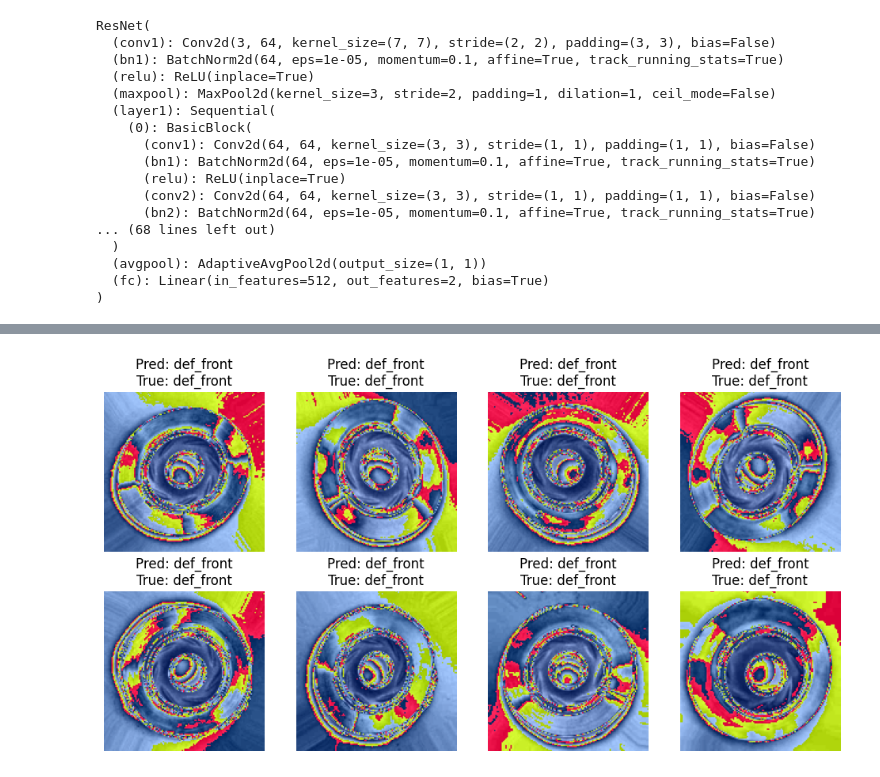
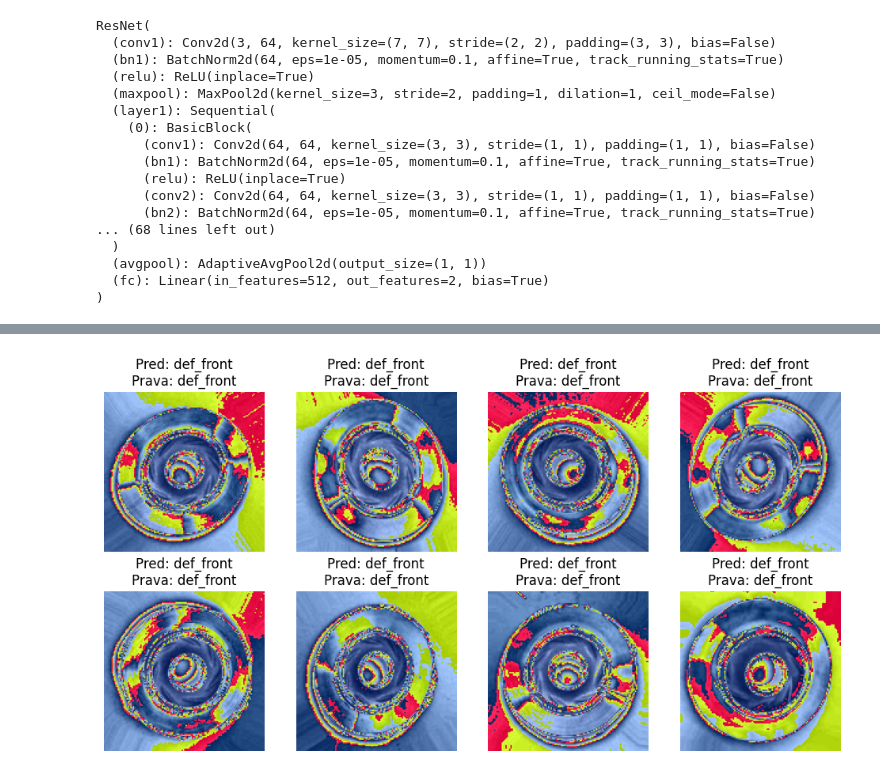
Before and after one commit to tepavcevictea/master_rad, a Jupyter notebook: kombinovani_modeli_klaisifikacija/kombinovani_model2.ipynb, the cells around one changed output, grey strips where cells are left out. Drawn from its saved outputs; the diff is of its cells as text; code cells hidden in the pictures.

```diff
--- a/kombinovani_modeli_klaisifikacija/kombinovani_model2.ipynb
+++ b/kombinovani_modeli_klaisifikacija/kombinovani_model2.ipynb
@@ -129,24 +228,24 @@ Accuracy: 99.72%
 # %%
-# Prikaz nekih slika iz testnog skupa sa predikcijama
+# Prikazivanje nekih test slika sa predikcijama
 def show_predictions(model, dataloader, class_names, device):
-    model.eval()
+    model.eval()  # Stavljanje modela u mod za evaluaciju
     data_iter = iter(dataloader)
     images, labels = next(data_iter)
     images, labels = images.to(device), labels.to(device)
     outputs = model(images)
-    _, preds = torch.max(outputs, 1)
+    _, preds = torch.max(outputs, 1)  # Predikcija klase
 
     fig = plt.figure(figsize=(12, 6))
     for idx in range(min(8, len(images))):
         ax = plt.subplot(2, 4, idx+1)
-        img = transforms.ToPILImage()(images[idx].cpu())
+        img = transforms.ToPILImage()(images[idx].cpu())  # Konverzija tenzora u sliku
         ax.imshow(img)
-        ax.set_title(f'Pred: {class_names[preds[idx]]}\nTrue: {class_names[labels[idx]]}')
+        ax.set_title(f'Pred: {class_names[preds[idx]]}\nPrava: {class_names[labels[idx]]}')
         ax.axis('off')
     plt.show()
+
+# Prikaz predikcija
+class_names = train_loader.dataset.dataset.classes
+show_predictions(model, test_loader, class_names, device)
+# %% [output]
+[figure, added]
-# %%
-# Prikaz predikcija
-class_names = train_dataset.classes
-show_predictions(model, test_loader, class_names, device)
-# %% [output]
-[figure, removed]
```
Also changed, not shown: parts of 24 cells of this notebook, 12 other files.
